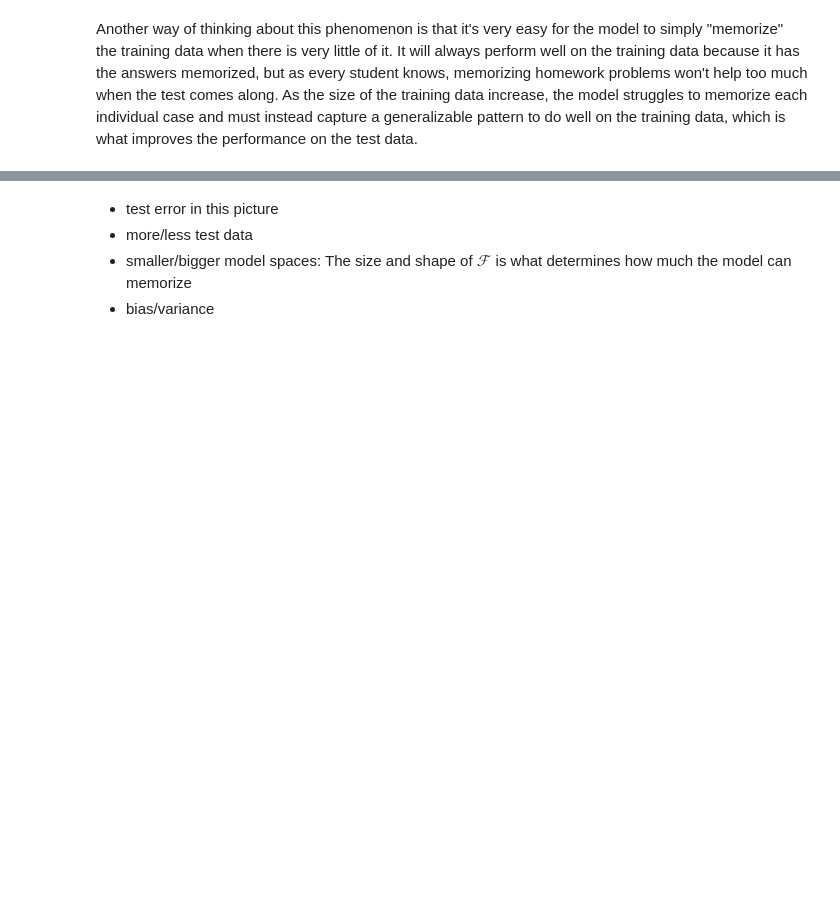
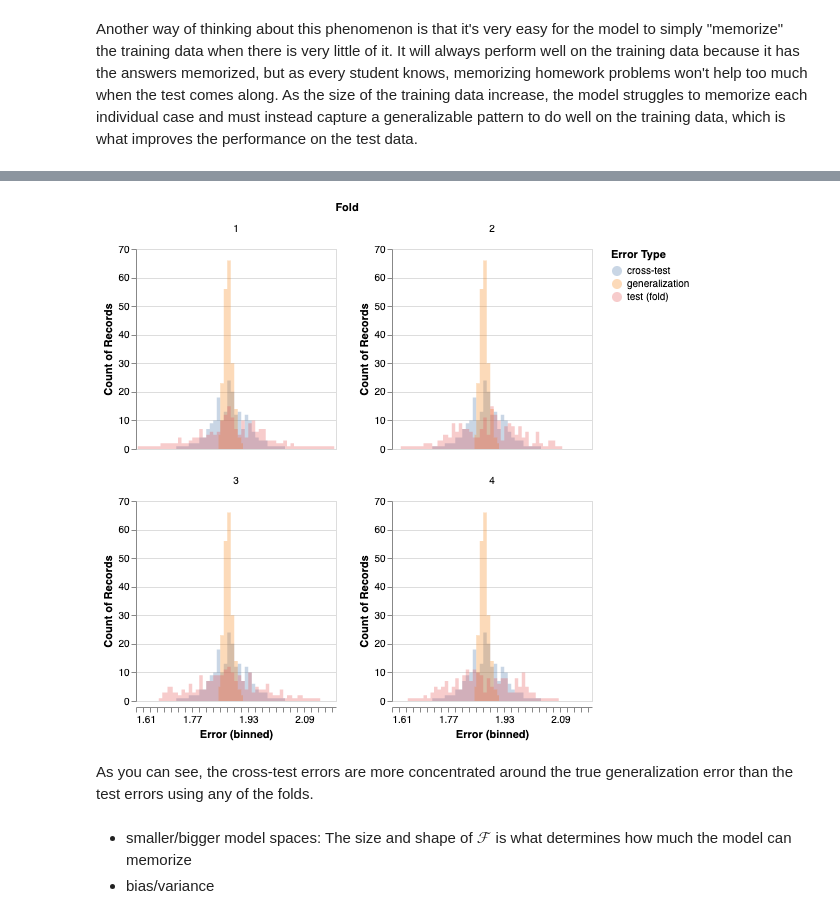
Before and after one commit to alejandroschuler/CSL, a Jupyter notebook: docs/content/model-eval/model-eval.ipynb, the cells around one changed output, grey strips where cells are left out. Drawn from its saved outputs; the diff is of its cells as text; code cells hidden in the pictures; blank space fills up the shorter version.

```diff
--- a/docs/content/model-eval/model-eval.ipynb
+++ b/docs/content/model-eval/model-eval.ipynb
@@ -576,0 +726,15 @@ Another way of thinking about this phenomenon is that it's very easy for the mod
+# %%
+results = [simulate_model_eval(1000, 4) for i in range(200)]
+# %%
+results = pd.DataFrame(
+    results,
+    columns=['1','2','3','4','cross-test', 'generalization']
+).melt(
+    id_vars=['cross-test', 'generalization'],
+    var_name='Fold',
+    value_name='test (fold)'
+).melt(
+    id_vars=['Fold'],
+    var_name='Error Type',
+    value_name='Error'
+)
@@ -577,5 +757,25 @@ Another way of thinking about this phenomenon is that it's very easy for the mod
+# %%
+alt.Chart(
+    results,
+    height=200,
+    width=200
+).mark_area(
+    opacity=0.3,
+    interpolate='step'
+).encode(
+    alt.X('Error:Q', bin=alt.Bin(maxbins=100)),
+    alt.Y('count()', stack=None),
+    alt.Color('Error Type:N')
+).facet(
+    facet='Fold:N',
+    columns=2
+).resolve_scale(
+    y='independent'
+)
+# %% [output]
+[figure, added]
+# %% [markdown]
+As you can see, the cross-test errors are more concentrated around the true generalization error than the test errors using any of the folds.
 # %% [markdown]
-- test error in this picture
-- more/less test data
 - smaller/bigger model spaces: The size and shape of $\mathcal F$ is what determines how much the model can memorize
 - bias/variance
```
Also changed, not shown: parts of 21 cells of this notebook, 36 other files.
